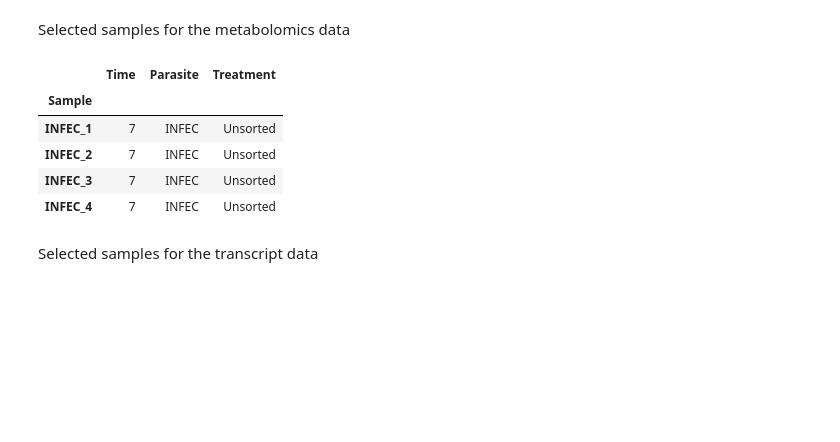
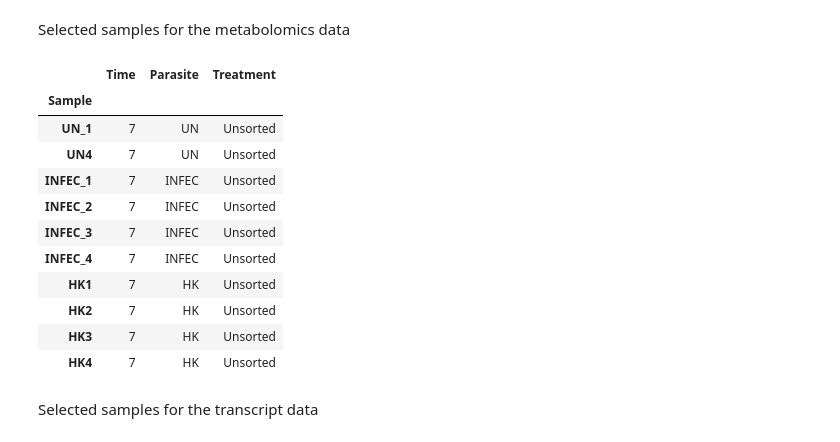
Before and after one commit to glasgowcompbio/GraphOmics, a Jupyter notebook: web_omics/notebooks/extract_webomics_data.ipynb, the cells around one changed output. Cells and saved outputs as stored; diff of their text form; code cells hidden in the pictures; blank space fills up the shorter version.

```diff
--- a/web_omics/notebooks/extract_webomics_data.ipynb
+++ b/web_omics/notebooks/extract_webomics_data.ipynb
@@ -19,8 +19,10 @@ import math
 %matplotlib inline
 # %% [markdown]
 ### Load Kevin's peak data in positive mode
+# %%
+home = 'C:\\Users\\joewa'
 # %%
-basedir = '/Users/joewandy/Dropbox/Analysis/omics_integration/data'
+basedir = os.path.join(home, 'Dropbox/Analysis/omics_integration/data')
 # %%
 peaks = pd.read_csv(basedir + '/intensities_pos.csv', index_col=0)
 peaks.head()
@@ -68,23 +114,29 @@ display(samples_rna)
 ### Select a group for analysis
 # %%
 time = 7
-parasite = 'INFEC'
+parasite = ['INFEC', 'HK', 'UN']
 treatment = 'Unsorted'
 # %% [markdown]
 Selected samples for the metabolomics data
 # %%
-pos = (samples_peaks['Time'] == time) & (samples_peaks['Parasite'] == parasite) & \
+pos = (samples_peaks['Time'] == time) & (samples_peaks['Parasite'].isin(parasite)) & \
       (samples_peaks['Treatment'] == treatment)
 
 groups_peaks = samples_peaks[pos]
 display(groups_peaks)
 # %% [output]
 |  | Time | Parasite | Treatment |
 | Sample |  |  |  |
+| UN_1 | 7 | UN | Unsorted |
+| UN4 | 7 | UN | Unsorted |
 | INFEC_1 | 7 | INFEC | Unsorted |
 | INFEC_2 | 7 | INFEC | Unsorted |
 | INFEC_3 | 7 | INFEC | Unsorted |
 | INFEC_4 | 7 | INFEC | Unsorted |
+| HK1 | 7 | HK | Unsorted |
+| HK2 | 7 | HK | Unsorted |
+| HK3 | 7 | HK | Unsorted |
+| HK4 | 7 | HK | Unsorted |
 # %% [markdown]
 Selected samples for the transcript data
 # %%
```
Also changed, not shown: parts of 32 cells of this notebook, 2 other files.
